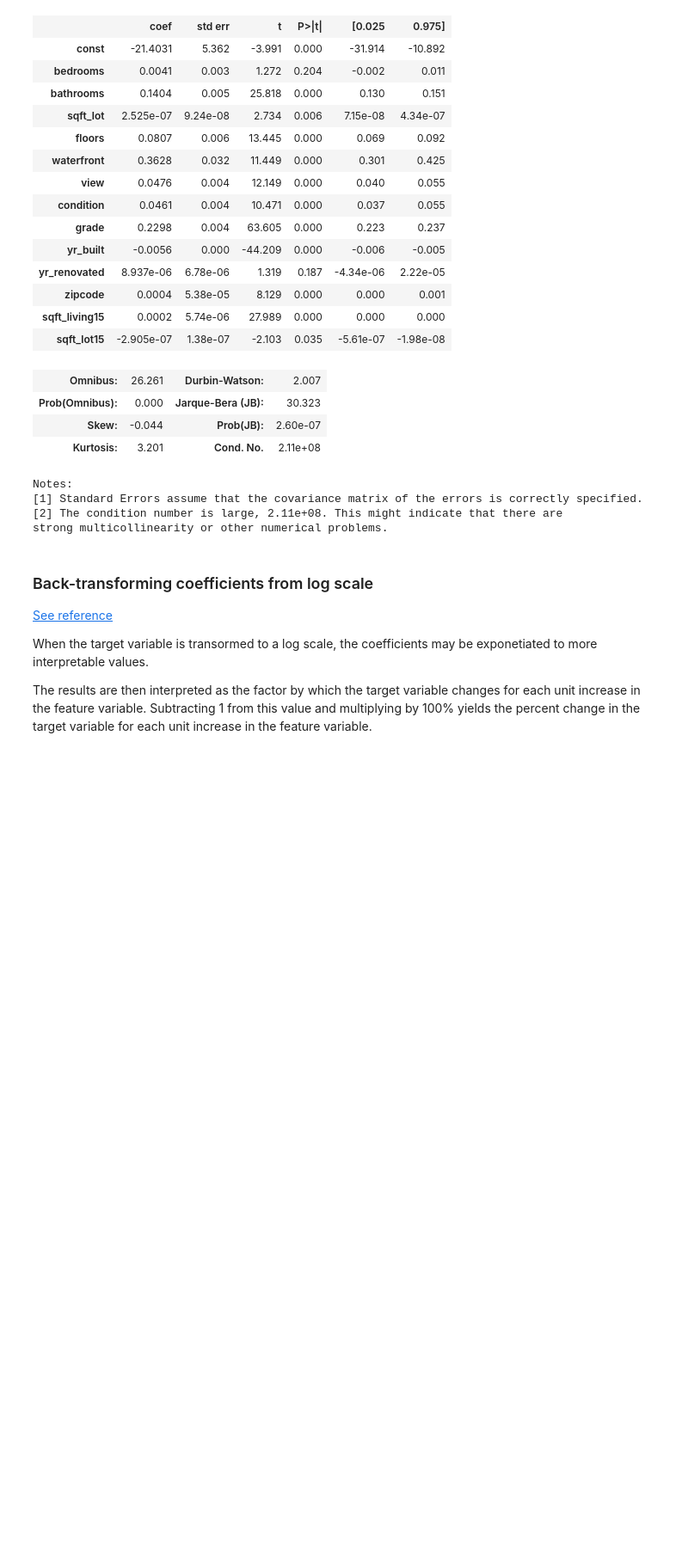
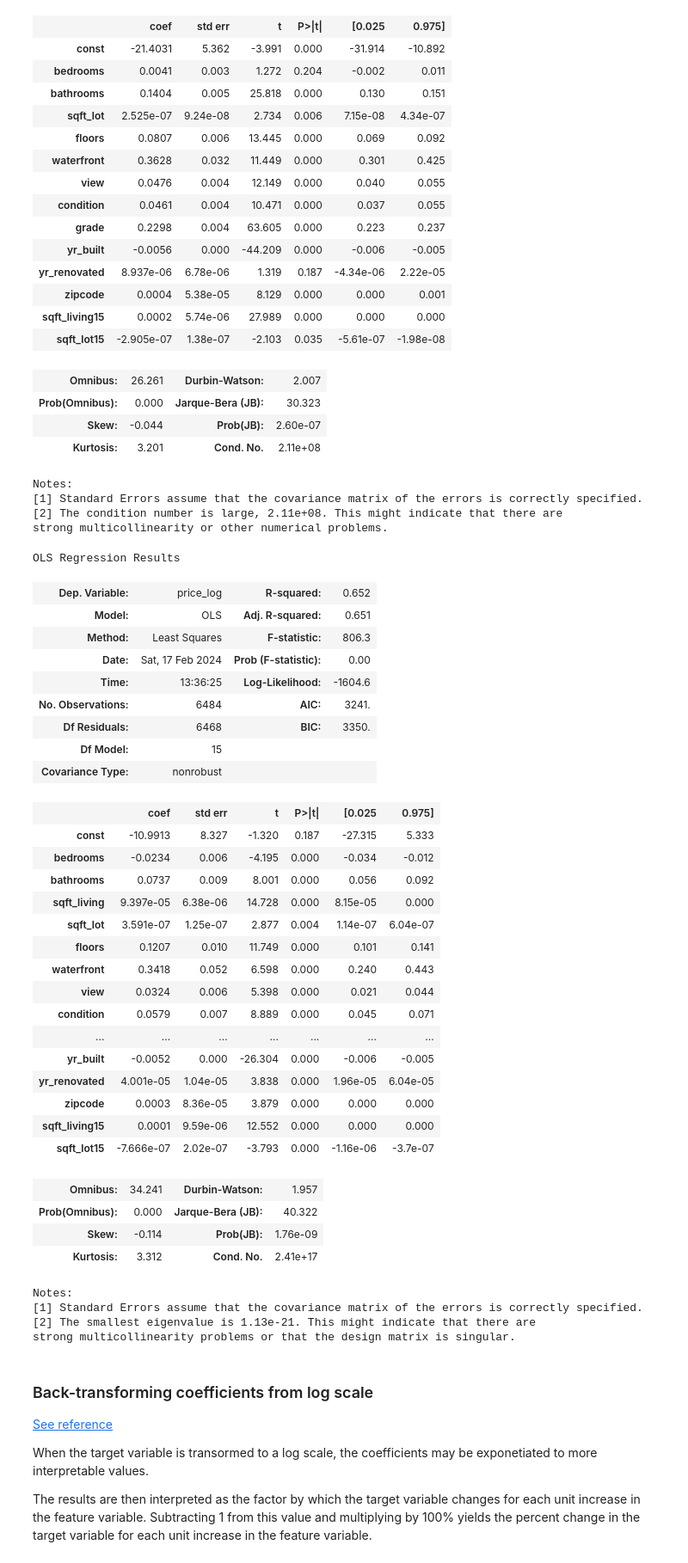
Before and after one commit to careybaldwin02/Hack-H-er413-Workshop-2-17-24, a Jupyter notebook: predicting_king_county_house_prices.ipynb, the cells around one changed output. Shown at 86% size. Cells and saved outputs as stored; diff of their text form; code cells hidden in the pictures; blank space fills up the shorter version.

```diff
--- a/predicting_king_county_house_prices.ipynb
+++ b/predicting_king_county_house_prices.ipynb
@@ -465,6 +467,46 @@ Notes:
 [1] Standard Errors assume that the covariance matrix of the errors is correctly specified.
 [2] The condition number is large, 2.11e+08. This might indicate that there are
 strong multicollinearity or other numerical problems.
+# %%
+# create the model
+model2 = sm.OLS(y_test,X_test).fit()
+# get the model summary
+model2.summary()
+# %% [output]
+OLS Regression Results
+| Dep. Variable: | price_log | R-squared: | 0.652 |
+| Model: | OLS | Adj. R-squared: | 0.651 |
+| Method: | Least Squares | F-statistic: | 806.3 |
+| Date: | Sat, 17 Feb 2024 | Prob (F-statistic): | 0.00 |
+| Time: | 13:36:25 | Log-Likelihood: | -1604.6 |
+| No. Observations: | 6484 | AIC: | 3241. |
+| Df Residuals: | 6468 | BIC: | 3350. |
+| Df Model: | 15 |  |  |
+| Covariance Type: | nonrobust |  |  |
+|  | coef | std err | t | P>|t| | [0.025 | 0.975] |
+| const | -10.9913 | 8.327 | -1.320 | 0.187 | -27.315 | 5.333 |
+| bedrooms | -0.0234 | 0.006 | -4.195 | 0.000 | -0.034 | -0.012 |
+| bathrooms | 0.0737 | 0.009 | 8.001 | 0.000 | 0.056 | 0.092 |
+| sqft_living | 9.397e-05 | 6.38e-06 | 14.728 | 0.000 | 8.15e-05 | 0.000 |
+| sqft_lot | 3.591e-07 | 1.25e-07 | 2.877 | 0.004 | 1.14e-07 | 6.04e-07 |
+| floors | 0.1207 | 0.010 | 11.749 | 0.000 | 0.101 | 0.141 |
+| waterfront | 0.3418 | 0.052 | 6.598 | 0.000 | 0.240 | 0.443 |
+| view | 0.0324 | 0.006 | 5.398 | 0.000 | 0.021 | 0.044 |
+| condition | 0.0579 | 0.007 | 8.889 | 0.000 | 0.045 | 0.071 |
+| ... | ... | ... | ... | ... | ... | ... |
+| yr_built | -0.0052 | 0.000 | -26.304 | 0.000 | -0.006 | -0.005 |
+| yr_renovated | 4.001e-05 | 1.04e-05 | 3.838 | 0.000 | 1.96e-05 | 6.04e-05 |
+| zipcode | 0.0003 | 8.36e-05 | 3.879 | 0.000 | 0.000 | 0.000 |
+| sqft_living15 | 0.0001 | 9.59e-06 | 12.552 | 0.000 | 0.000 | 0.000 |
+| sqft_lot15 | -7.666e-07 | 2.02e-07 | -3.793 | 0.000 | -1.16e-06 | -3.7e-07 |
+| Omnibus: | 34.241 | Durbin-Watson: | 1.957 |
+| Prob(Omnibus): | 0.000 | Jarque-Bera (JB): | 40.322 |
+| Skew: | -0.114 | Prob(JB): | 1.76e-09 |
+| Kurtosis: | 3.312 | Cond. No. | 2.41e+17 |
+Notes:
+[1] Standard Errors assume that the covariance matrix of the errors is correctly specified.
+[2] The smallest eigenvalue is 1.13e-21. This might indicate that there are
+strong multicollinearity problems or that the design matrix is singular.
 # %% [markdown]
 ### Back-transforming coefficients from log scale
 [See reference](https://library.virginia.edu/data/articles/interpreting-log-transformations-in-a-linear-model)
```
Also changed, not shown: parts of 4 cells of this notebook.
